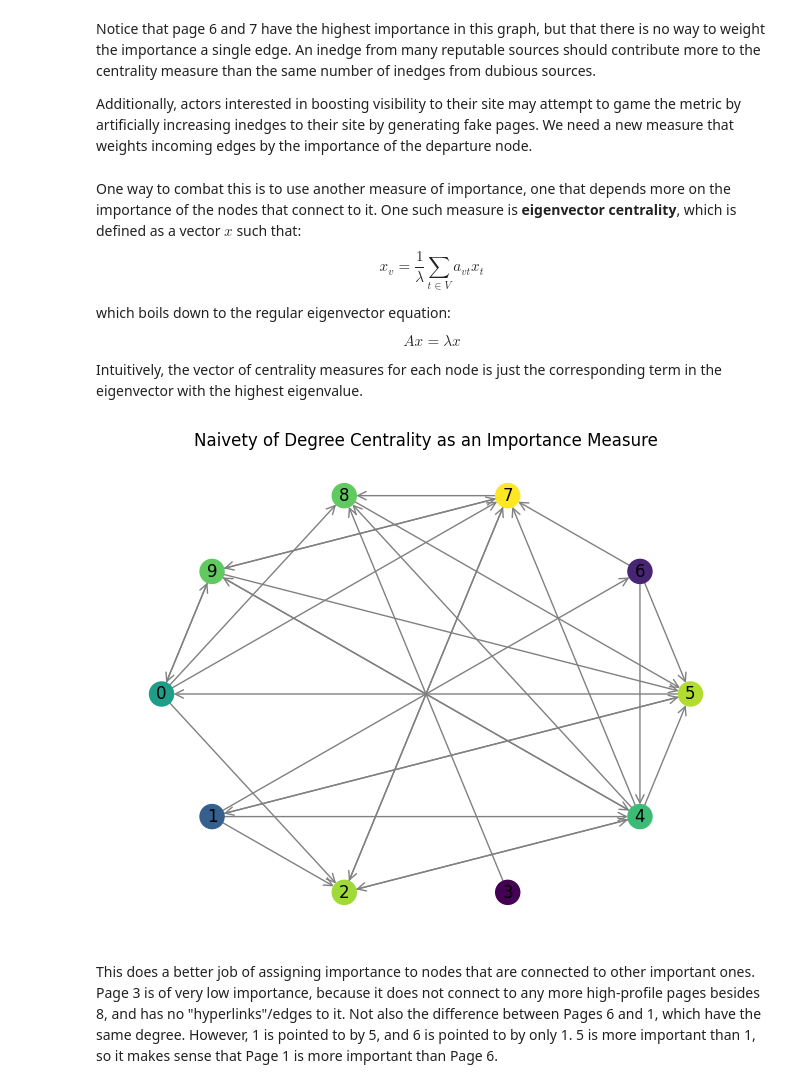
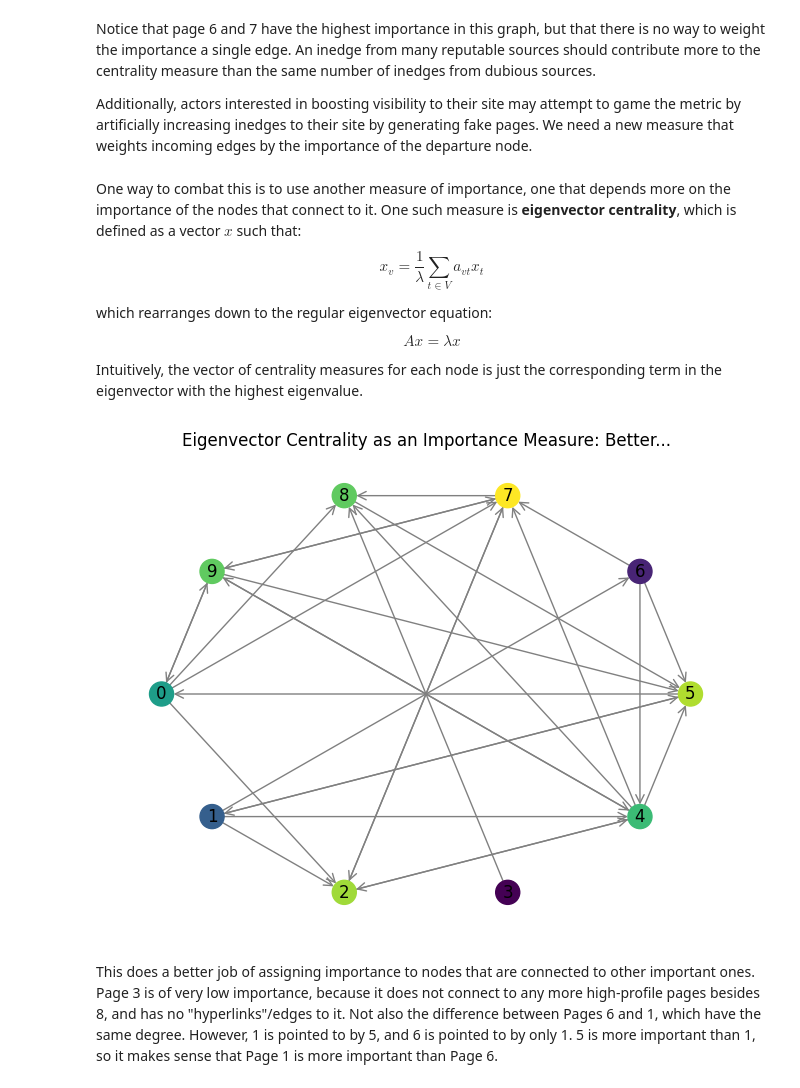
Before and after one commit to vviggyy/mc_pagerank, a Jupyter notebook: mc_pagerank.ipynb, the cells around one changed output. Cells and saved outputs as stored; diff of their text form; code cells hidden in the pictures.

```diff
--- a/mc_pagerank.ipynb
+++ b/mc_pagerank.ipynb
@@ -63,7 +63,7 @@ Additionally, actors interested in boosting visibility to their site may attempt
 One way to combat this is to use another measure of importance, one that depends more on the importance of the nodes that connect to it. One such measure is **eigenvector centrality**, which is defined as a vector $x$ such that:
 $$x_v = \frac{1}{\lambda} \sum_{t \in V} a_{vt} x_t$$
 
-which boils down to the regular eigenvector equation:
+which rearranges down to the regular eigenvector equation:
 
 $$Ax = \lambda x$$
 
@@ -71,22 +71,22 @@ Intuitively, the vector of centrality measures for each node is just the corresp
 # %%
 #demonstration of eigenvector centrality
 
 graph_ev = nx.gnp_random_graph(n=10, p=0.3, directed=True, seed=101)
 ev = nx.eigenvector_centrality(graph_ev)
 
 # 4. Draw the graph
 pos = nx.shell_layout(graph_ev)
 nx.draw(graph_ev, pos, with_labels=True,
         node_color= list(ev.values()),
         edge_color='gray',
         arrows=True,
         arrowstyle='->',
         arrowsize=15)
 
-plt.title("Naivety of Degree Centrality as an Importance Measure")
+plt.title("Eigenvector Centrality as an Importance Measure: Better...")
 plt.show()
 # %% [output]
-[figure, old version]
+[figure, new version]
 # %% [markdown]
 This does a better job of assigning importance to nodes that are connected to other important ones. Page 3 is of very low importance, because it does not connect to any more high-profile pages besides 8, and has no "hyperlinks"/edges to it. Not also the difference between Pages 6 and 1, which have the same degree. However, 1 is pointed to by 5, and 6 is pointed to by only 1. 5 is more important than 1, so it makes sense that Page 1 is more important than Page 6.
 # %% [markdown]
```
Also changed, not shown: parts of 8 cells of this notebook.
